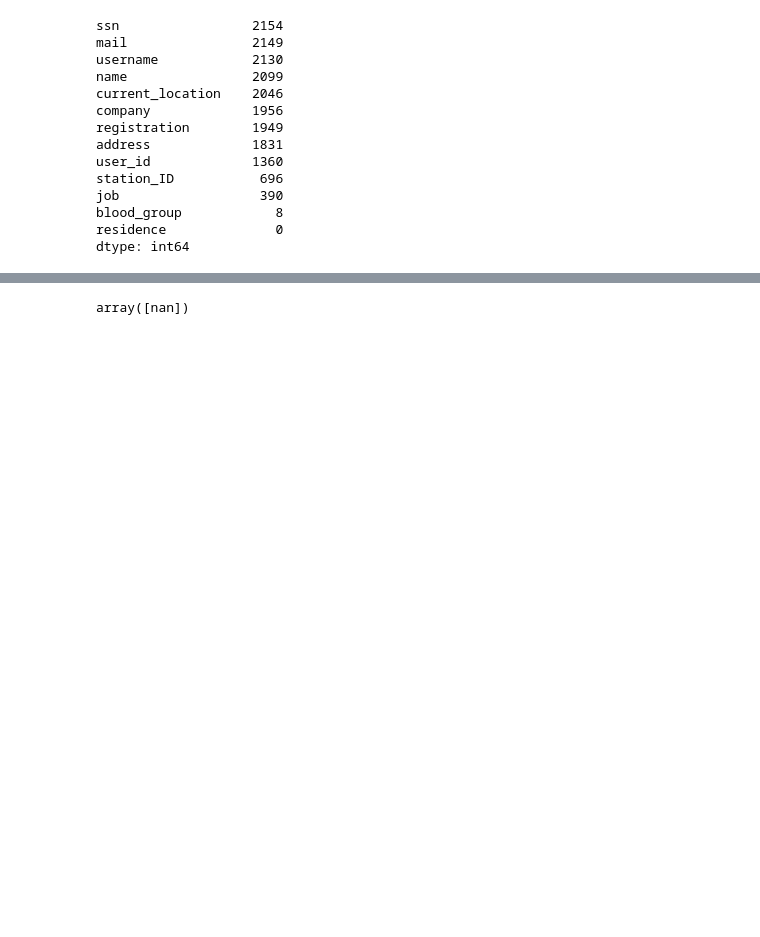
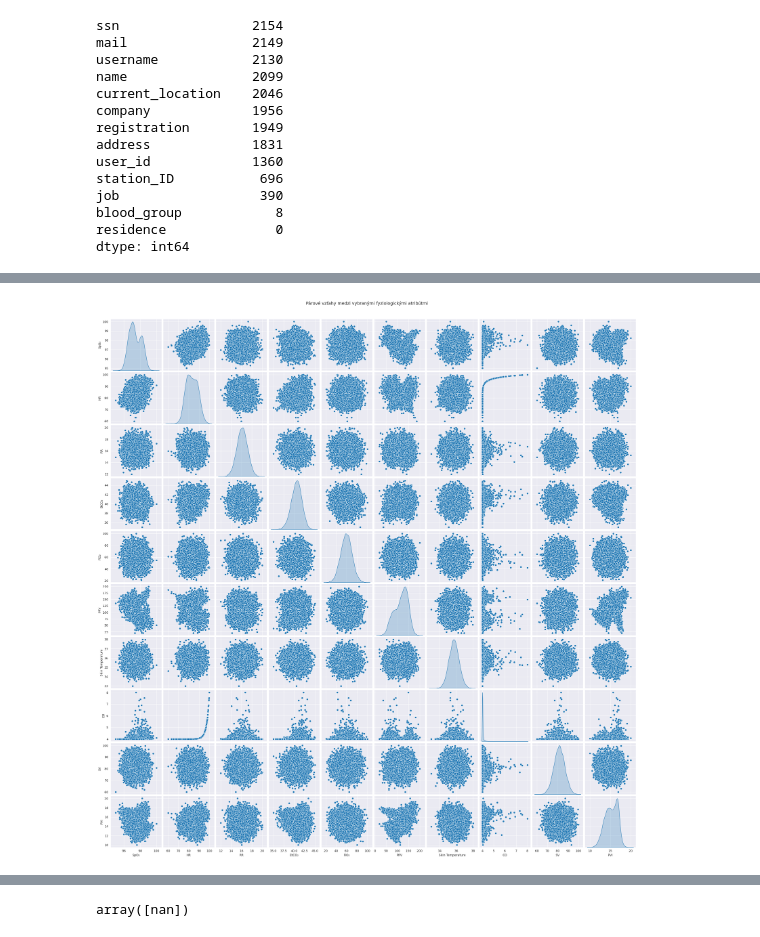
Before and after one commit to frtndmd/iau_Kosharova_Oliinyk_67, a Jupyter notebook: src/Kosharova_Oliinyk.ipynb, the cells around one changed output, grey strips where cells are left out. Cells and saved outputs as stored; diff of their text form; code cells hidden in the pictures; blank space fills up the shorter version.

```diff
--- a/src/Kosharova_Oliinyk.ipynb
+++ b/src/Kosharova_Oliinyk.ipynb
@@ -115,0 +322,18 @@ patient_df.head()
+# %%
+plt.rcParams['font.family'] = 'DejaVu Sans'
+
+selected_cols = [
+    'SpO₂', 'HR', 'RR', 'EtCO₂', 'FiO₂',
+    'PRV', 'Skin Temperature', 'CO', 'SV', 'PVI'
+]
+
+corr_matrix = observation_df.corr(numeric_only=True)
+
+sns.pairplot(
+    observation_df[selected_cols],
+    diag_kind="kde"
+)
+plt.suptitle("Párové vzťahy medzi vybranými fyziologickými atribútmi", y=1.02, fontsize=14)
+plt.show()
+# %% [output]
+[figure, added]
```
Also changed, not shown: parts of 37 cells of this notebook.
